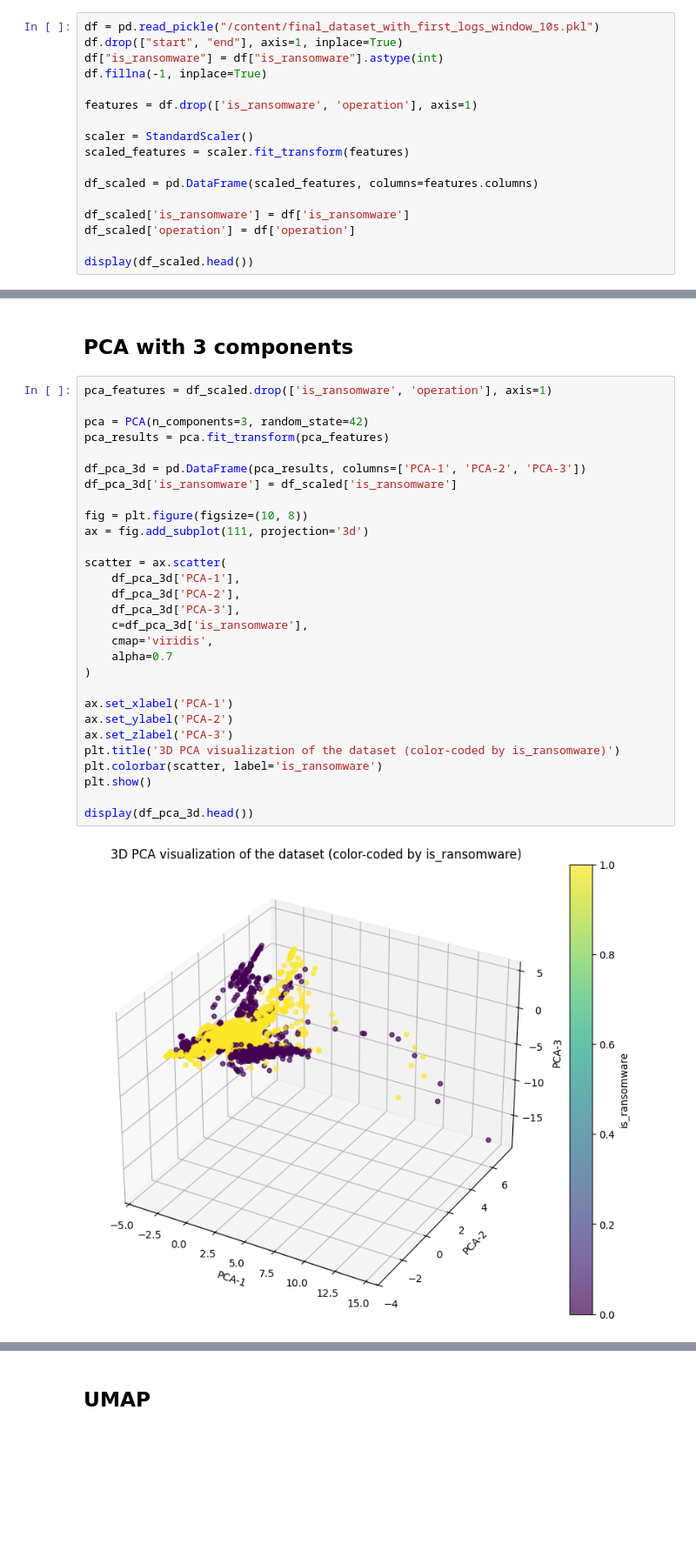
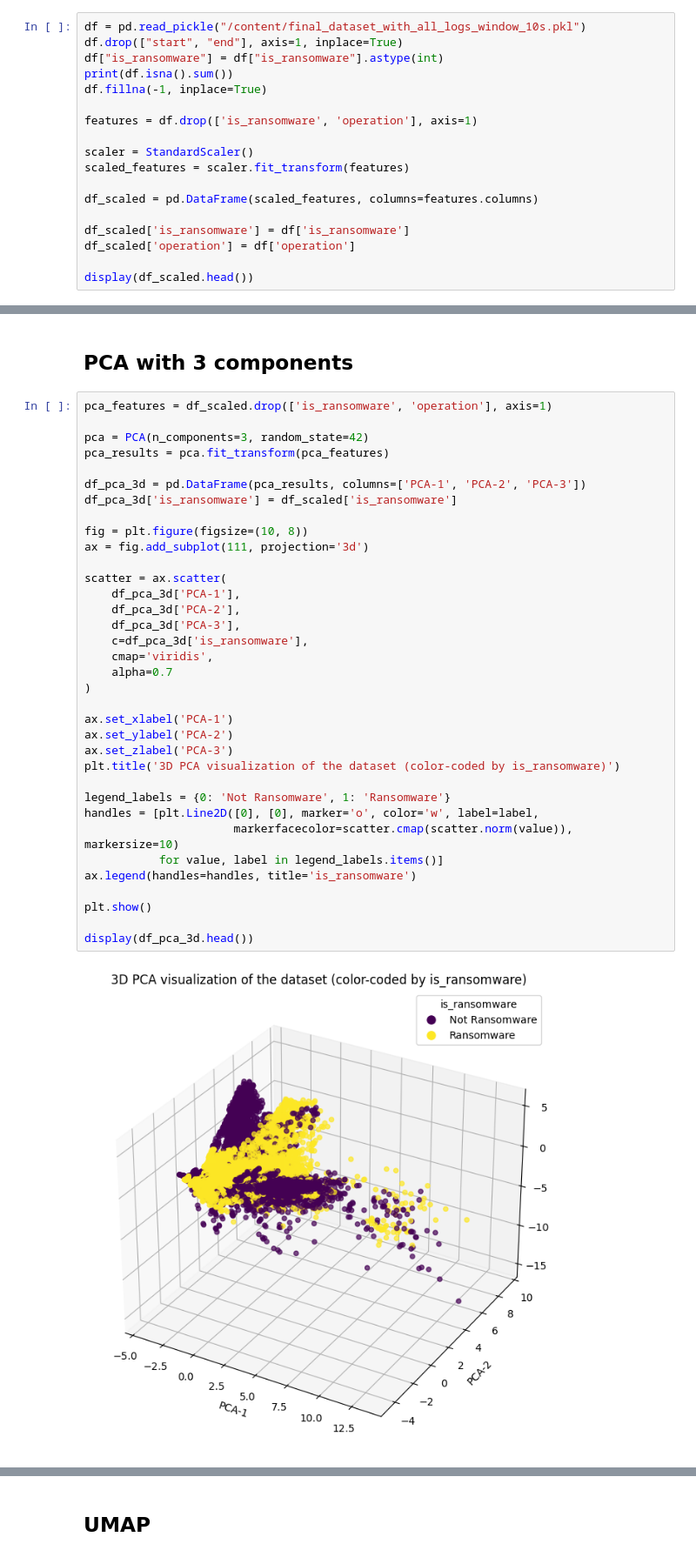
Before and after one commit to asolergayoso/DS_5500_Ransomware_Detection, a Jupyter notebook: vis_and_class_poc.ipynb, the cells around one changed output, grey strips where cells are left out. Shown at 87% size. Drawn from its saved outputs; the diff is of its cells as text; blank space fills up the shorter version.

```diff
--- a/vis_and_class_poc.ipynb
+++ b/vis_and_class_poc.ipynb
@@ -19,9 +19,10 @@ from tensorflow.keras.models import Sequential
 from tensorflow.keras.layers import Dense
 import numpy as np
 # %%
-df = pd.read_pickle("/content/final_dataset_with_first_logs_window_10s.pkl")
+df = pd.read_pickle("/content/final_dataset_with_all_logs_window_10s.pkl")
 df.drop(["start", "end"], axis=1, inplace=True)
 df["is_ransomware"] = df["is_ransomware"].astype(int)
+print(df.isna().sum())
 df.fillna(-1, inplace=True)
 
 features = df.drop(['is_ransomware', 'operation'], axis=1)
@@ -129,32 +147,38 @@ display(df_pca.head())
 # %%
 pca_features = df_scaled.drop(['is_ransomware', 'operation'], axis=1)
 
 pca = PCA(n_components=3, random_state=42)
 pca_results = pca.fit_transform(pca_features)
 
 df_pca_3d = pd.DataFrame(pca_results, columns=['PCA-1', 'PCA-2', 'PCA-3'])
 df_pca_3d['is_ransomware'] = df_scaled['is_ransomware']
 
 fig = plt.figure(figsize=(10, 8))
 ax = fig.add_subplot(111, projection='3d')
 
 scatter = ax.scatter(
     df_pca_3d['PCA-1'],
     df_pca_3d['PCA-2'],
     df_pca_3d['PCA-3'],
     c=df_pca_3d['is_ransomware'],
     cmap='viridis',
     alpha=0.7
 )
 
 ax.set_xlabel('PCA-1')
 ax.set_ylabel('PCA-2')
 ax.set_zlabel('PCA-3')
 plt.title('3D PCA visualization of the dataset (color-coded by is_ransomware)')
-plt.colorbar(scatter, label='is_ransomware')
+
+legend_labels = {0: 'Not Ransomware', 1: 'Ransomware'}
+handles = [plt.Line2D([0], [0], marker='o', color='w', label=label,
+                      markerfacecolor=scatter.cmap(scatter.norm(value)), markersize=10)
+           for value, label in legend_labels.items()]
+ax.legend(handles=handles, title='is_ransomware')
+
 plt.show()
 
 display(df_pca_3d.head())
 # %% [output]
-[figure, old version]
+[figure, new version]
 |  | PCA-1 | PCA-2 | PCA-3 | is_ransomware |
```
Also changed, not shown: parts of 16 cells of this notebook.
